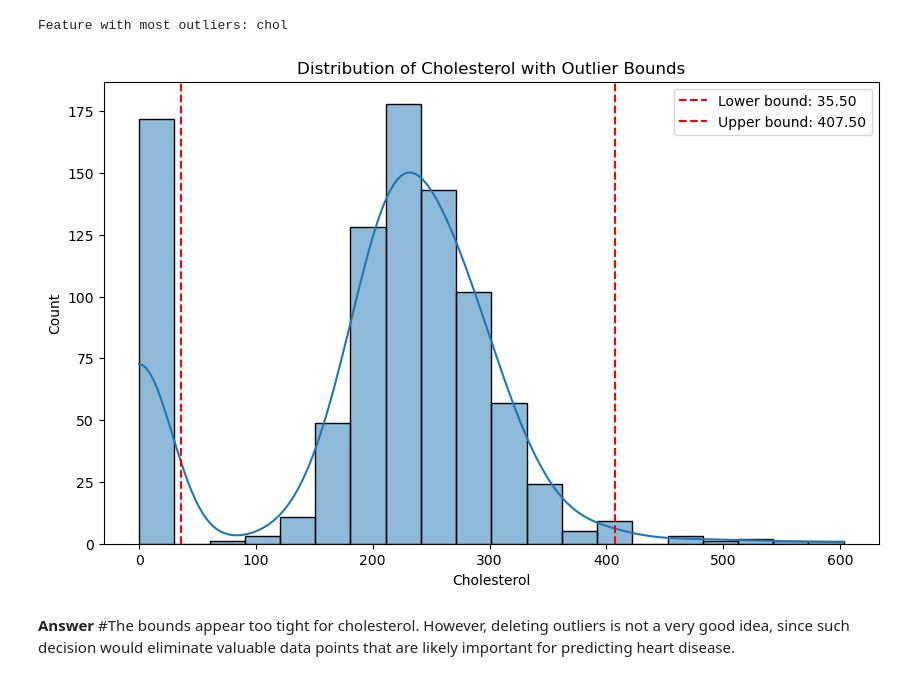
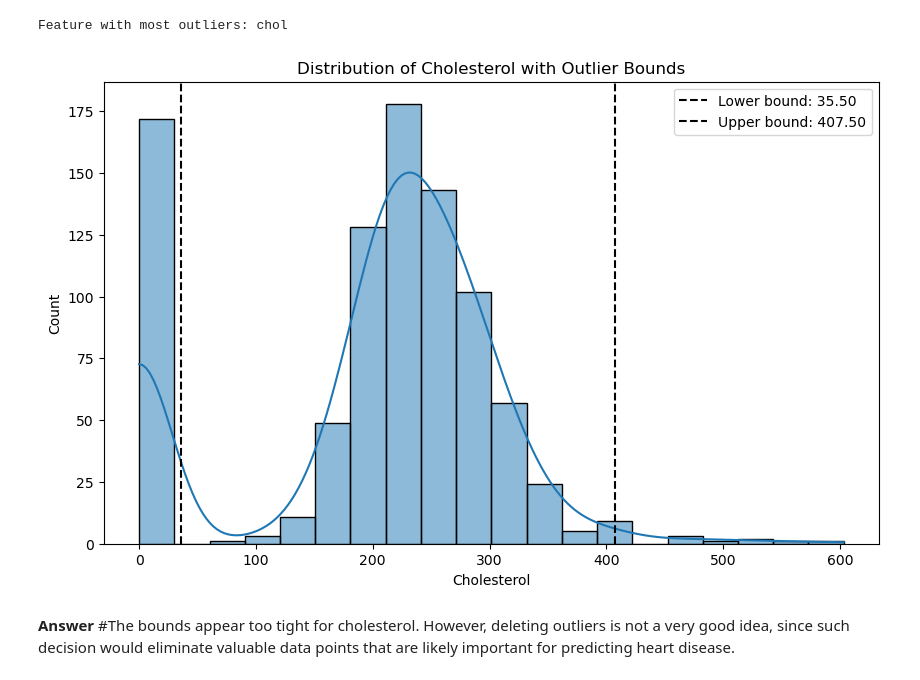
Before and after one commit to eliana0398/HW_Eliana, a Jupyter notebook: hw02_outliers_z_score_EM.ipynb, the cells around one changed output. Saved outputs shown, nothing was run; the diff lists cells and outputs as text; code cells hidden in the pictures.

```diff
--- a/hw02_outliers_z_score_EM.ipynb
+++ b/hw02_outliers_z_score_EM.ipynb
@@ -10,7 +10,7 @@ import seaborn as sns
 # %% [markdown]
 Download the [UCI Heart Disease Data](https://www.kaggle.com/datasets/redwankarimsony/heart-disease-data/data)
 # %%
-df = pd.read_csv('heart_disease_uci.csv')
-df.sample(4)
+my_data = pd.read_csv('heart_disease_uci.csv')
+my_data.sample(4)
 # %% [output]
 |  | id | age | sex | dataset | cp | trestbps | chol | fbs | restecg | thalch | exang | ... |
@@ -166,23 +202,23 @@ print("Feature with most outliers:", max_feature)
 # %% [output]
 Feature with most outliers: chol
 # %%
-Q1 = df['chol'].quantile(0.25)
-Q3 = df['chol'].quantile(0.75)
-IQR = Q3 - Q1
-lower_bound = Q1 - 1.5 * IQR
-upper_bound = Q3 + 1.5 * IQR
+Q1= my_data['chol'].quantile(0.25)
+Q3 =my_data['chol'].quantile(0.75)
+IQR =Q3 - Q1
+lower_bound= Q1 - 1.5 * IQR
+upper_bound= Q3 + 1.5 * IQR
 
-plt.figure(figsize=(10, 6))
-sns.histplot(df['chol'], bins=20, kde=True)
-plt.axvline(x=lower_bound, color='red', linestyle='--', label=f'Lower bound: {lower_bound:.2f}')
-plt.axvline(x=upper_bound, color='red', linestyle='--', label=f'Upper bound: {upper_bound:.2f}')
+plt.figure(figsize =(10, 6))
+sns.histplot(df['chol'], bins= 20, kde= True)
+plt.axvline(x= lower_bound, color='black', linestyle='--', label =f'Lower bound: {lower_bound:.2f}')
+plt.axvline(x=upper_bound, color ='black', linestyle= '--', label=f'Upper bound: {upper_bound:.2f}')
 plt.title('Distribution of Cholesterol with Outlier Bounds')
 plt.xlabel('Cholesterol')
 plt.ylabel('Count')
 plt.legend()
 plt.show()
 # %% [output]
-[figure, old version]
+[figure, new version]
 # %% [markdown]
 **Answer** \#The bounds appear too tight for cholesterol. However, deleting outliers is not a very good idea, since such decision would eliminate valuable data points that are likely important for predicting heart disease.
 # %% [markdown]
```
Also changed, not shown: parts of 30 cells of this notebook, 1 other file.
